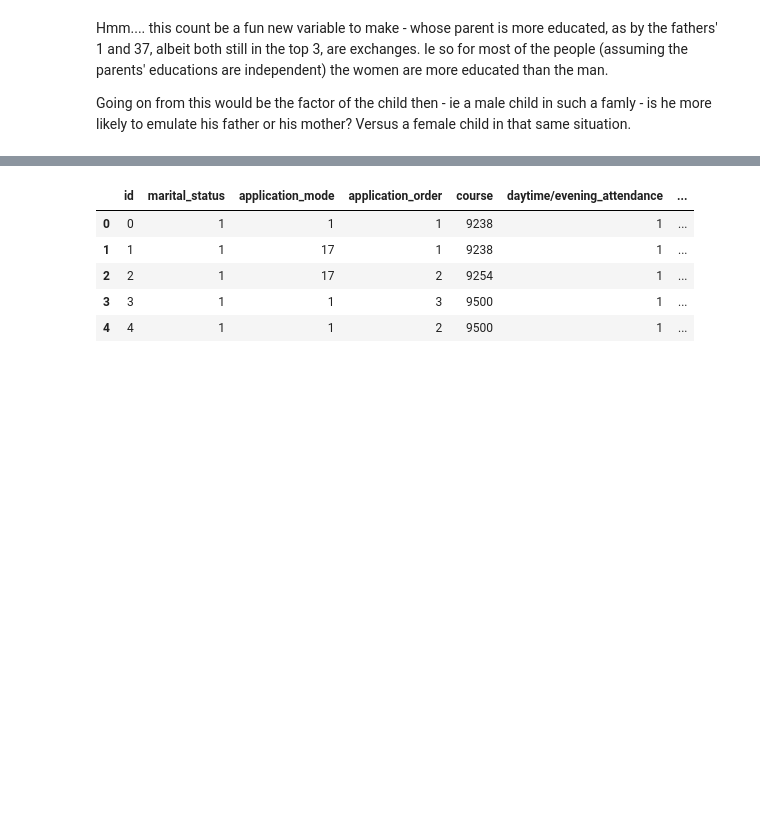
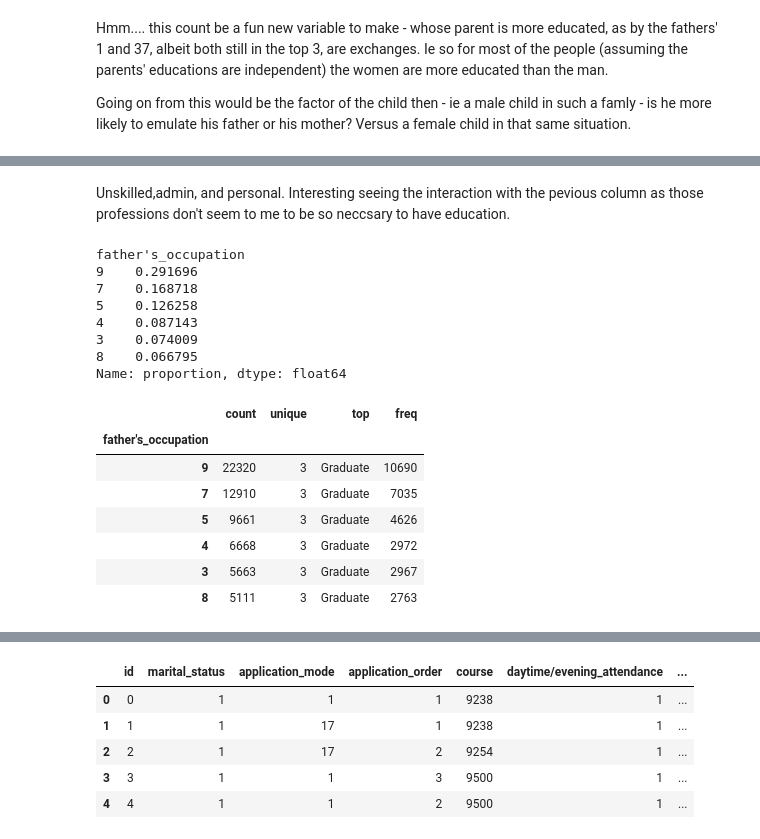
Before and after one commit to bwolff26/academic_success, a Jupyter notebook: code/ceda_i.ipynb, the cells around one changed output, grey strips where cells are left out. Cells and saved outputs as stored; diff of their text form; code cells hidden in the pictures; blank space fills up the shorter version.

```diff
--- a/code/ceda_i.ipynb
+++ b/code/ceda_i.ipynb
@@ -364,0 +387,24 @@ Going on from this would be the factor of the child then - ie a male child in su
+# %% [markdown]
+Unskilled,admin, and personal. Interesting seeing the interaction with the pevious column as those professions don't seem to me to be so neccsary to have education.
+# %%
+i = 12
+print(df[df.columns[i]].value_counts(normalize=True)[:6])
+grouped = df.groupby(df.columns[i]).size().sort_values(ascending=False)
+df.groupby(df.columns[i])['target'].describe().loc[grouped.index][:6]
+# %% [output]
+father's_occupation
+9    0.291696
+7    0.168718
+5    0.126258
+4    0.087143
+3    0.074009
+8    0.066795
+Name: proportion, dtype: float64
+|  | count | unique | top | freq |
+| father's_occupation |  |  |  |  |
+| 9 | 22320 | 3 | Graduate | 10690 |
+| 7 | 12910 | 3 | Graduate | 7035 |
+| 5 | 9661 | 3 | Graduate | 4626 |
+| 4 | 6668 | 3 | Graduate | 2972 |
+| 3 | 5663 | 3 | Graduate | 2967 |
+| 8 | 5111 | 3 | Graduate | 2763 |
```
Also changed, not shown: parts of 20 cells of this notebook.
